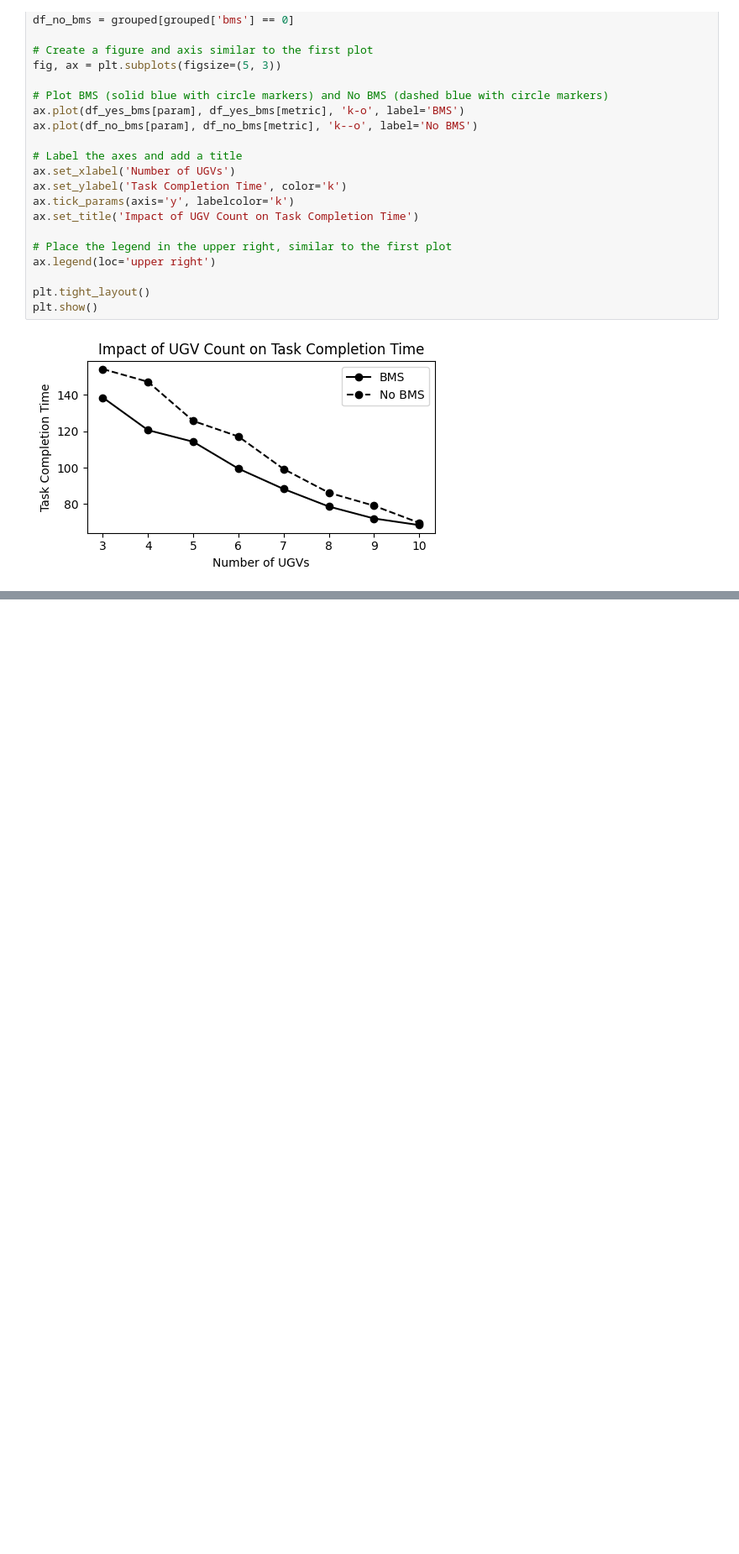
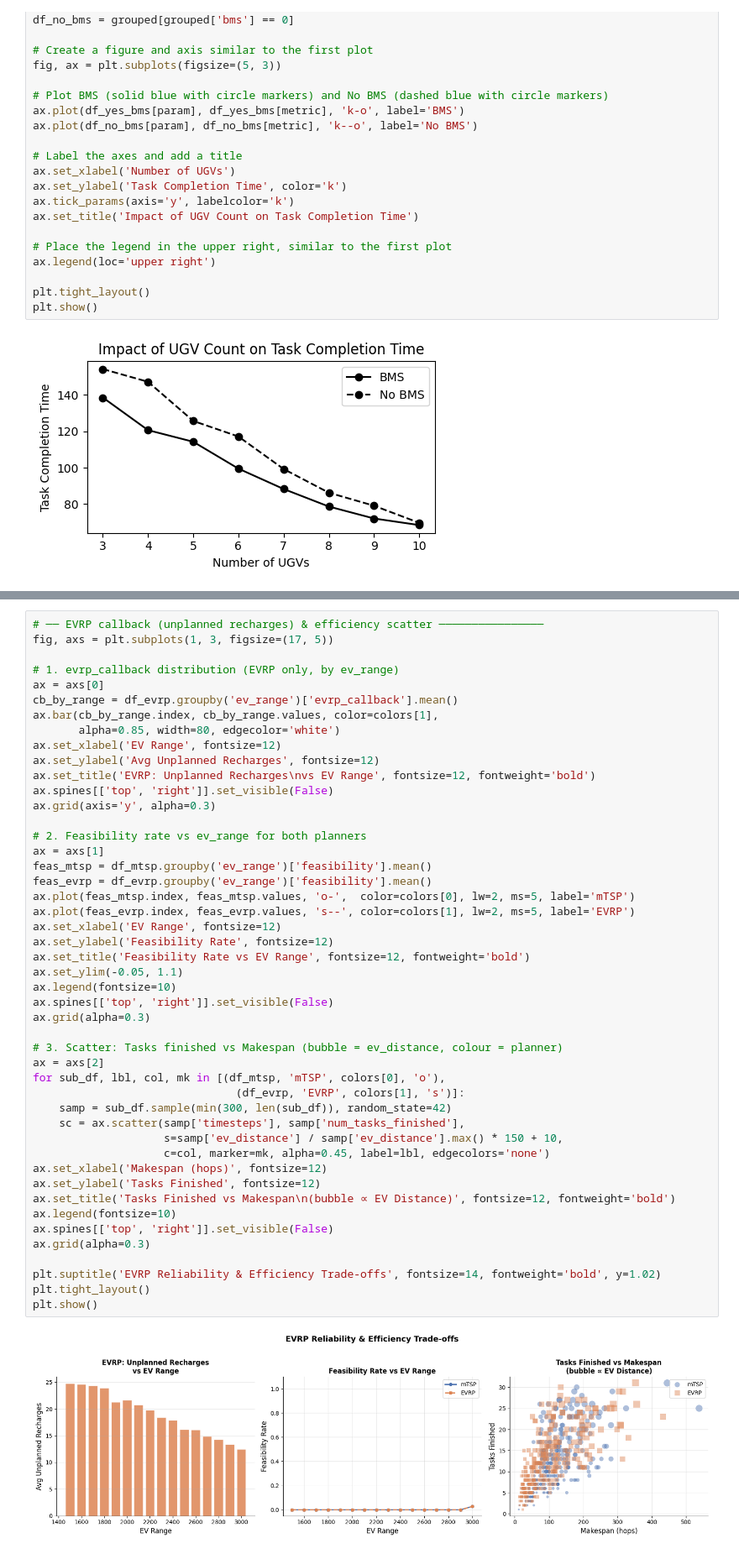
Before and after one commit to shinobi-wolf/FleetNav, a Jupyter notebook: results.ipynb, the cells around one changed output, grey strips where cells are left out. Shown at 84% size. Drawn from its saved outputs; the diff is of its cells as text; blank space fills up the shorter version.

```diff
--- a/results.ipynb
+++ b/results.ipynb
@@ -1017,0 +186,49 @@ plt.show()
+# %%
+# ── EVRP callback (unplanned recharges) & efficiency scatter ────────────────
+fig, axs = plt.subplots(1, 3, figsize=(17, 5))
+
+# 1. evrp_callback distribution (EVRP only, by ev_range)
+ax = axs[0]
+cb_by_range = df_evrp.groupby('ev_range')['evrp_callback'].mean()
+ax.bar(cb_by_range.index, cb_by_range.values, color=colors[1],
+       alpha=0.85, width=80, edgecolor='white')
+ax.set_xlabel('EV Range', fontsize=12)
+ax.set_ylabel('Avg Unplanned Recharges', fontsize=12)
+ax.set_title('EVRP: Unplanned Recharges\nvs EV Range', fontsize=12, fontweight='bold')
+ax.spines[['top', 'right']].set_visible(False)
+ax.grid(axis='y', alpha=0.3)
+
+# 2. Feasibility rate vs ev_range for both planners
+ax = axs[1]
+feas_mtsp = df_mtsp.groupby('ev_range')['feasibility'].mean()
+feas_evrp = df_evrp.groupby('ev_range')['feasibility'].mean()
+ax.plot(feas_mtsp.index, feas_mtsp.values, 'o-',  color=colors[0], lw=2, ms=5, label='mTSP')
+ax.plot(feas_evrp.index, feas_evrp.values, 's--', color=colors[1], lw=2, ms=5, label='EVRP')
+ax.set_xlabel('EV Range', fontsize=12)
+ax.set_ylabel('Feasibility Rate', fontsize=12)
+ax.set_title('Feasibility Rate vs EV Range', fontsize=12, fontweight='bold')
+ax.set_ylim(-0.05, 1.1)
+ax.legend(fontsize=10)
+ax.spines[['top', 'right']].set_visible(False)
+ax.grid(alpha=0.3)
+
+# 3. Scatter: Tasks finished vs Makespan (bubble = ev_distance, colour = planner)
+ax = axs[2]
+for sub_df, lbl, col, mk in [(df_mtsp, 'mTSP', colors[0], 'o'),
+                               (df_evrp, 'EVRP', colors[1], 's')]:
+    samp = sub_df.sample(min(300, len(sub_df)), random_state=42)
+    sc = ax.scatter(samp['timesteps'], samp['num_tasks_finished'],
+                    s=samp['ev_distance'] / samp['ev_distance'].max() * 150 + 10,
+                    c=col, marker=mk, alpha=0.45, label=lbl, edgecolors='none')
+ax.set_xlabel('Makespan (hops)', fontsize=12)
+ax.set_ylabel('Tasks Finished', fontsize=12)
+ax.set_title('Tasks Finished vs Makespan\n(bubble ∝ EV Distance)', fontsize=12, fontweight='bold')
+ax.legend(fontsize=10)
+ax.spines[['top', 'right']].set_visible(False)
+ax.grid(alpha=0.3)
+
+plt.suptitle('EVRP Reliability & Efficiency Trade-offs', fontsize=14, fontweight='bold', y=1.02)
+plt.tight_layout()
+plt.show()
+# %% [output]
+[figure, added]
```
Also changed, not shown: parts of 48 cells of this notebook, 16 other files.
